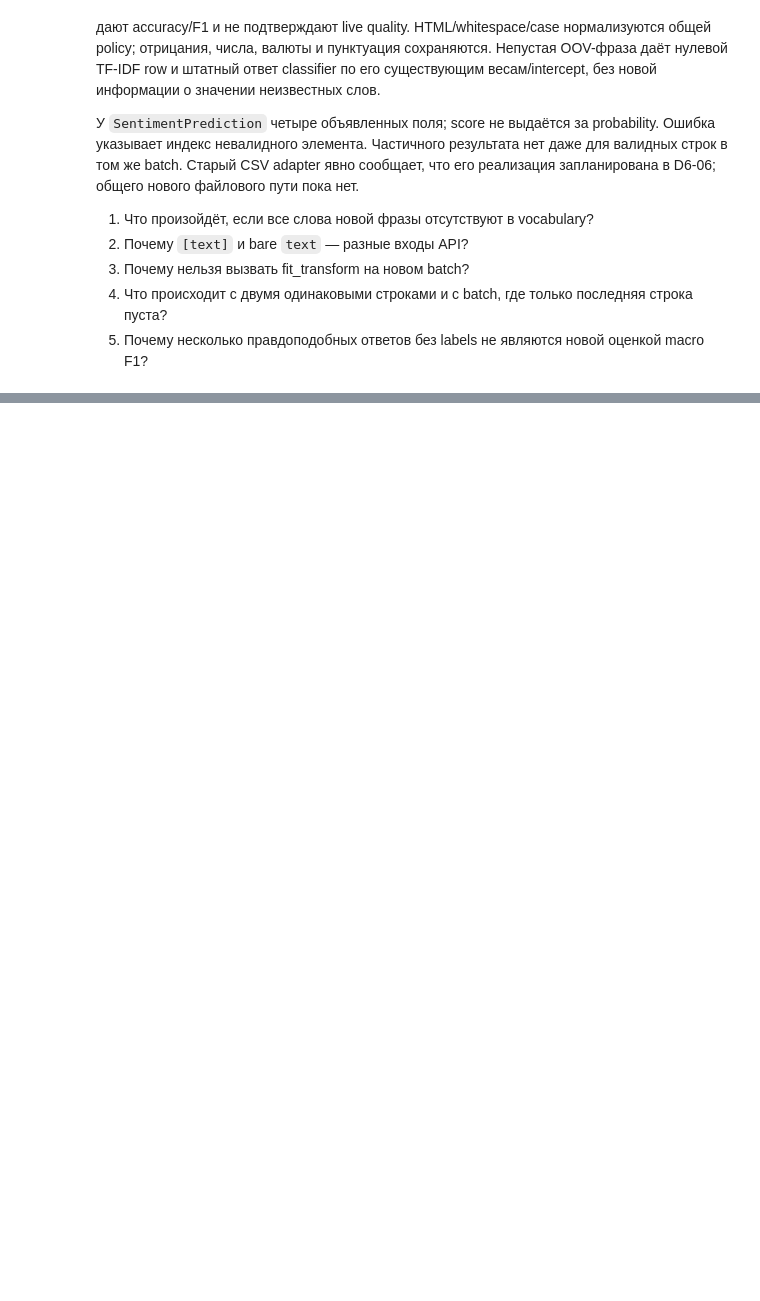
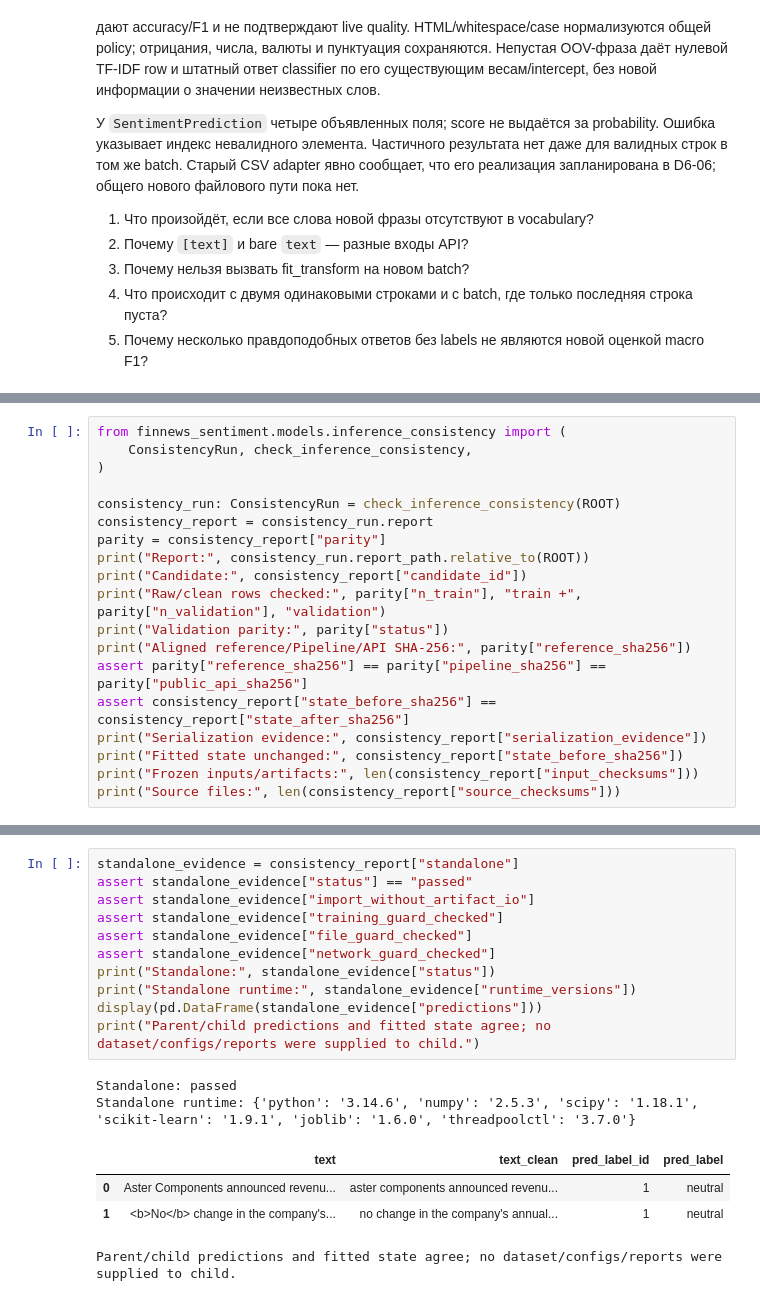
Before and after one commit to HomeboyMakkri/Text-classification, a Jupyter notebook: notebooks/day06_inference.ipynb, the cells around one changed output, grey strips where cells are left out. Saved outputs shown, nothing was run; the diff lists cells and outputs as text; blank space fills up the shorter version.

Commit message:
feat: verify inference parity and isolated execution

```diff
--- a/notebooks/day06_inference.ipynb
+++ b/notebooks/day06_inference.ipynb
@@ -323,0 +336,19 @@ A zero feature row is accepted; it does not trigger vocabulary fitting.
+# %%
+from finnews_sentiment.models.inference_consistency import (
+    ConsistencyRun, check_inference_consistency,
+)
+
+consistency_run: ConsistencyRun = check_inference_consistency(ROOT)
+consistency_report = consistency_run.report
+parity = consistency_report["parity"]
+print("Report:", consistency_run.report_path.relative_to(ROOT))
+print("Candidate:", consistency_report["candidate_id"])
+print("Raw/clean rows checked:", parity["n_train"], "train +", parity["n_validation"], "validation")
+print("Validation parity:", parity["status"])
+print("Aligned reference/Pipeline/API SHA-256:", parity["reference_sha256"])
+assert parity["reference_sha256"] == parity["pipeline_sha256"] == parity["public_api_sha256"]
+assert consistency_report["state_before_sha256"] == consistency_report["state_after_sha256"]
+print("Serialization evidence:", consistency_report["serialization_evidence"])
+print("Fitted state unchanged:", consistency_report["state_before_sha256"])
+print("Frozen inputs/artifacts:", len(consistency_report["input_checksums"]))
+print("Source files:", len(consistency_report["source_checksums"]))
@@ -323,0 +365,18 @@ A zero feature row is accepted; it does not trigger vocabulary fitting.
+# %%
+standalone_evidence = consistency_report["standalone"]
+assert standalone_evidence["status"] == "passed"
+assert standalone_evidence["import_without_artifact_io"]
+assert standalone_evidence["training_guard_checked"]
+assert standalone_evidence["file_guard_checked"]
+assert standalone_evidence["network_guard_checked"]
+print("Standalone:", standalone_evidence["status"])
+print("Standalone runtime:", standalone_evidence["runtime_versions"])
+display(pd.DataFrame(standalone_evidence["predictions"]))
+print("Parent/child predictions and fitted state agree; no dataset/configs/reports were supplied to child.")
+# %% [output]
+Standalone: passed
+Standalone runtime: {'python': '3.14.6', 'numpy': '2.5.3', 'scipy': '1.18.1', 'scikit-learn': '1.9.1', 'joblib': '1.6.0', 'threadpoolctl': '3.7.0'}
+|  | text | text_clean | pred_label_id | pred_label |
+| 0 | Aster Components announced revenu... | aster components announced revenu... | 1 | neutral |
+| 1 | <b>No</b> change in the company's... | no change in the company's annual... | 1 | neutral |
+Parent/child predictions and fitted state agree; no dataset/configs/reports were supplied to child.
```
Also changed, not shown: parts of 3 cells of this notebook, 5 other files.
